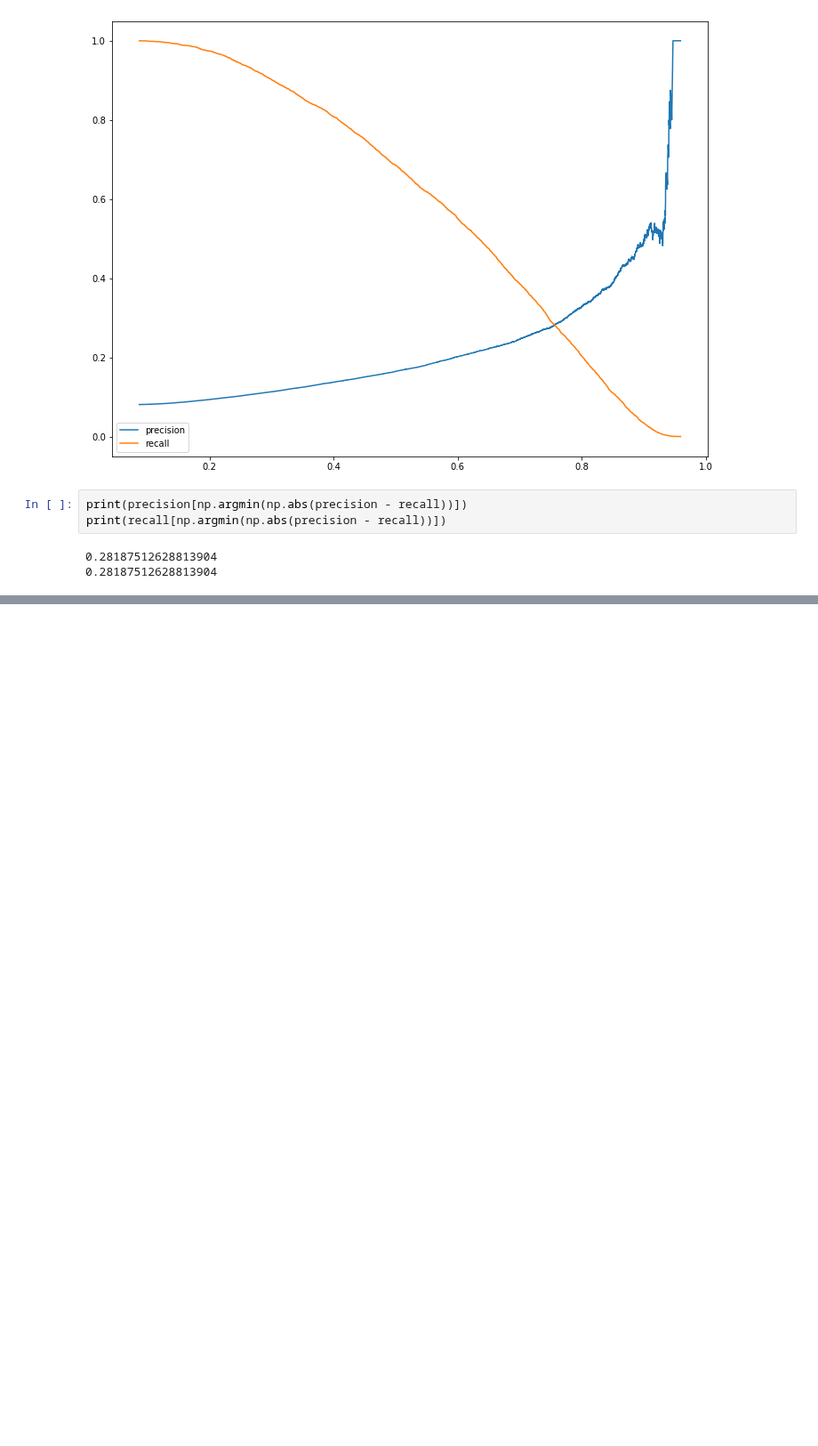
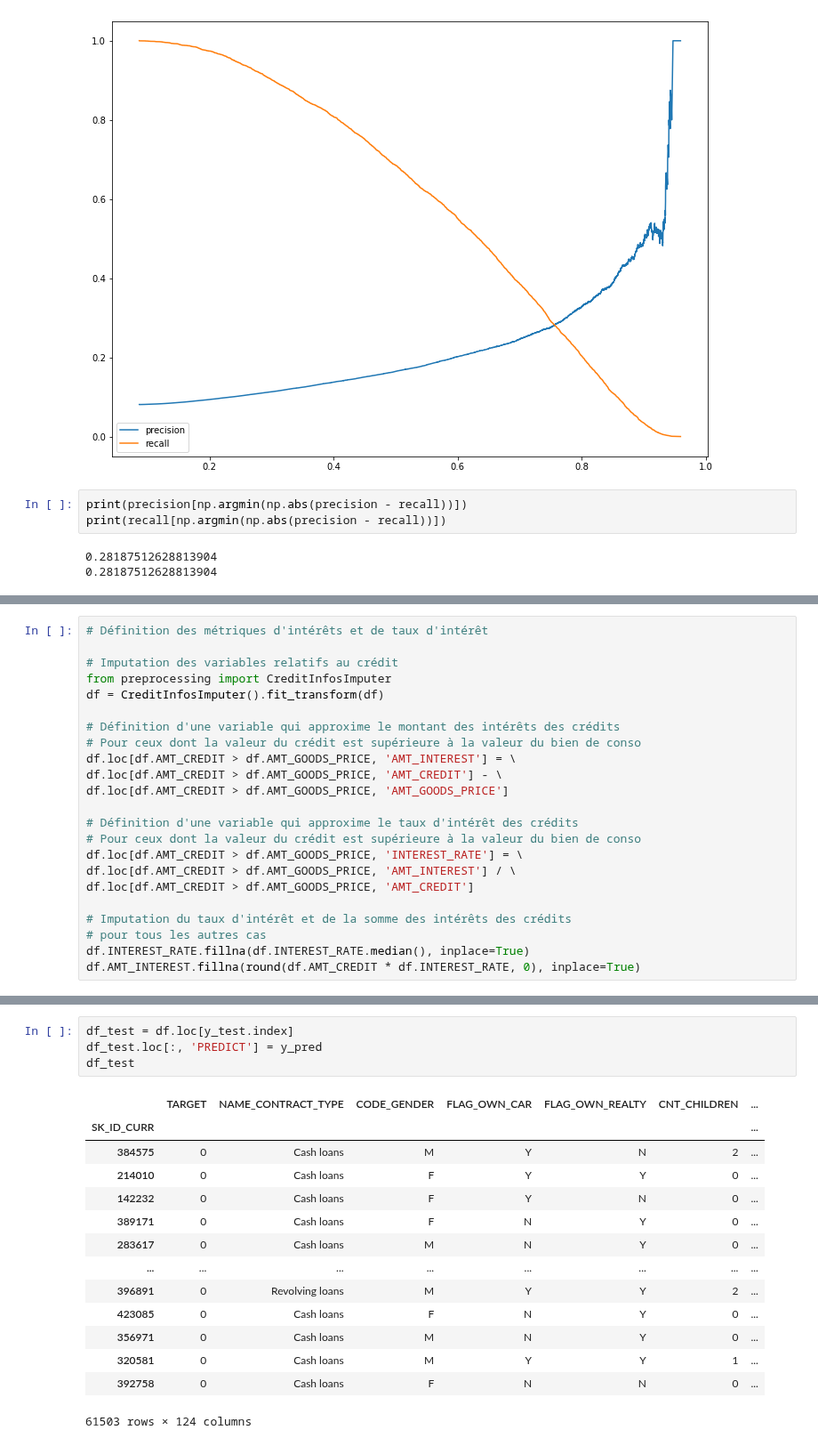
Before and after one commit to gitadum/credit_risk_rating, a Jupyter notebook: 00_notebooks/03_Modelling.ipynb, the cells around one changed output, grey strips where cells are left out. Shown at 89% size. Cells and saved outputs as stored; diff of their text form; blank space fills up the shorter version.

```diff
--- a/00_notebooks/03_Modelling.ipynb
+++ b/00_notebooks/03_Modelling.ipynb
@@ -1323,0 +1472,23 @@ print(recall[np.argmin(np.abs(precision - recall))])
+# %%
+# Définition des métriques d'intérêts et de taux d'intérêt
+
+# Imputation des variables relatifs au crédit
+from preprocessing import CreditInfosImputer
+df = CreditInfosImputer().fit_transform(df)
+
+# Définition d'une variable qui approxime le montant des intérêts des crédits
+# Pour ceux dont la valeur du crédit est supérieure à la valeur du bien de conso
+df.loc[df.AMT_CREDIT > df.AMT_GOODS_PRICE, 'AMT_INTEREST'] = \
+df.loc[df.AMT_CREDIT > df.AMT_GOODS_PRICE, 'AMT_CREDIT'] - \
+df.loc[df.AMT_CREDIT > df.AMT_GOODS_PRICE, 'AMT_GOODS_PRICE']
+
+# Définition d'une variable qui approxime le taux d'intérêt des crédits
+# Pour ceux dont la valeur du crédit est supérieure à la valeur du bien de conso
+df.loc[df.AMT_CREDIT > df.AMT_GOODS_PRICE, 'INTEREST_RATE'] = \
+df.loc[df.AMT_CREDIT > df.AMT_GOODS_PRICE, 'AMT_INTEREST'] / \
+df.loc[df.AMT_CREDIT > df.AMT_GOODS_PRICE, 'AMT_CREDIT']
+
+# Imputation du taux d'intérêt et de la somme des intérêts des crédits
+# pour tous les autres cas
+df.INTEREST_RATE.fillna(df.INTEREST_RATE.median(), inplace=True)
+df.AMT_INTEREST.fillna(round(df.AMT_CREDIT * df.INTEREST_RATE, 0), inplace=True)
@@ -1323,0 +1519,19 @@ print(recall[np.argmin(np.abs(precision - recall))])
+# %%
+df_test = df.loc[y_test.index]
+df_test.loc[:, 'PREDICT'] = y_pred
+df_test
+# %% [output]
+|  | TARGET | NAME_CONTRACT_TYPE | CODE_GENDER | FLAG_OWN_CAR | FLAG_OWN_REALTY | CNT_CHILDREN | ... |
+| SK_ID_CURR |  |  |  |  |  |  | ... |
+| 384575 | 0 | Cash loans | M | Y | N | 2 | ... |
+| 214010 | 0 | Cash loans | F | Y | Y | 0 | ... |
+| 142232 | 0 | Cash loans | F | Y | N | 0 | ... |
+| 389171 | 0 | Cash loans | F | N | Y | 0 | ... |
+| 283617 | 0 | Cash loans | M | N | Y | 0 | ... |
+| ... | ... | ... | ... | ... | ... | ... | ... |
+| 396891 | 0 | Revolving loans | M | Y | Y | 2 | ... |
+| 423085 | 0 | Cash loans | F | N | Y | 0 | ... |
+| 356971 | 0 | Cash loans | M | N | Y | 0 | ... |
+| 320581 | 0 | Cash loans | M | Y | Y | 1 | ... |
+| 392758 | 0 | Cash loans | F | N | N | 0 | ... |
+61503 rows × 124 columns
```
Also changed, not shown: parts of 27 cells of this notebook, 1 other file.
